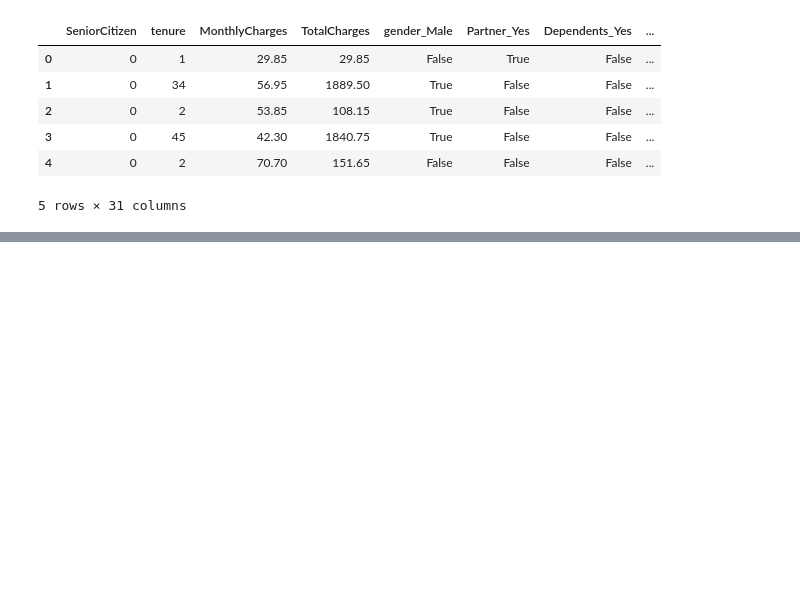
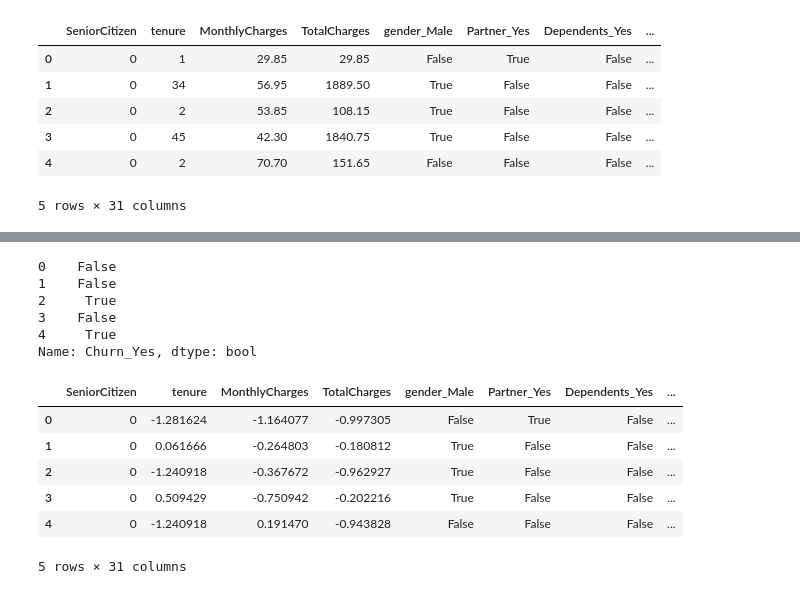
Before and after one commit to youssefmoham655-dev/Customer-Churn-Prediction, a Jupyter notebook: main.ipynb, the cells around one changed output, grey strips where cells are left out. Drawn from its saved outputs; the diff is of its cells as text; code cells hidden in the pictures; blank space fills up the shorter version.

```diff
--- a/main.ipynb
+++ b/main.ipynb
@@ -189,8 +189,8 @@ For example, when doing 'df[col].method(value, inplace=True)', try using 'df.met
 # %% [markdown]
 ### encoding
 # %%
-df_encoded = pd.get_dummies(df, drop_first=True)
-df_encoded.head()
+df = pd.get_dummies(df, drop_first=True)
+df.head()
 # %% [output]
 |  | SeniorCitizen | tenure | MonthlyCharges | TotalCharges | gender_Male | Partner_Yes | Dependents_Yes | ... |
 | 0 | 0 | 1 | 29.85 | 29.85 | False | True | False | ... |
@@ -201,0 +215,10 @@ df_encoded.head()
+# %%
+Y = df['Churn_Yes']
+Y.head()
+# %% [output]
+0    False
+1    False
+2     True
+3    False
+4     True
+Name: Churn_Yes, dtype: bool
@@ -201,0 +234,27 @@ df_encoded.head()
+# %%
+from sklearn.preprocessing import StandardScaler
+numeric_features = [
+    'tenure',
+    'MonthlyCharges',
+    'TotalCharges'
+]
+scaler = StandardScaler()
+X_train[numeric_features] = scaler.fit_transform(
+    X_train[numeric_features]
+)
+
+X_test[numeric_features] = scaler.transform(
+    X_test[numeric_features]
+)
+df[numeric_features] = scaler.transform(
+    df[numeric_features]
+)
+df.head()
+# %% [output]
+|  | SeniorCitizen | tenure | MonthlyCharges | TotalCharges | gender_Male | Partner_Yes | Dependents_Yes | ... |
+| 0 | 0 | -1.281624 | -1.164077 | -0.997305 | False | True | False | ... |
+| 1 | 0 | 0.061666 | -0.264803 | -0.180812 | True | False | False | ... |
+| 2 | 0 | -1.240918 | -0.367672 | -0.962927 | True | False | False | ... |
+| 3 | 0 | 0.509429 | -0.750942 | -0.202216 | True | False | False | ... |
+| 4 | 0 | -1.240918 | 0.191470 | -0.943828 | False | False | False | ... |
+5 rows × 31 columns
```
Also changed, not shown: parts of 22 cells of this notebook, 8 other files.
